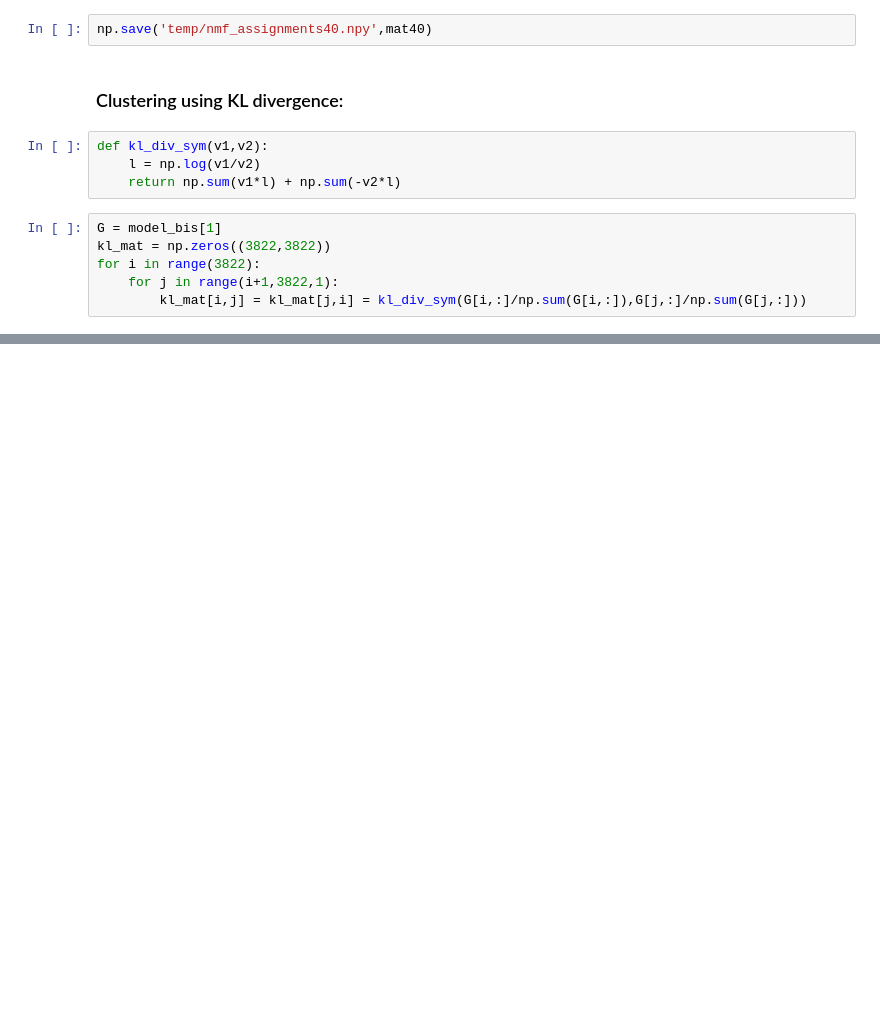
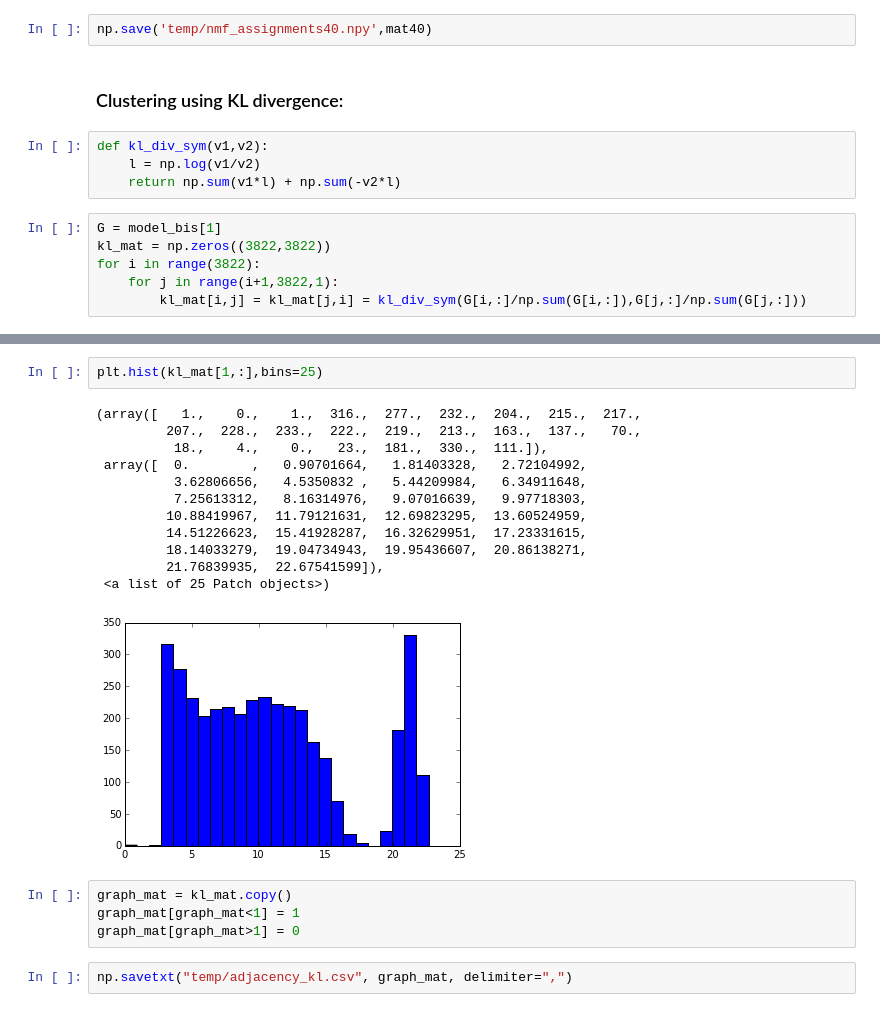
Before and after one commit to nicodri/CS281, a Jupyter notebook: lasvegas lda.ipynb, the cells around one changed output, grey strips where cells are left out. Cells and saved outputs as stored; diff of their text form; blank space fills up the shorter version.

```diff
--- a/lasvegas lda.ipynb
+++ b/lasvegas lda.ipynb
@@ -564,0 +606,21 @@ for i in range(3822):
+# %%
+plt.hist(kl_mat[1,:],bins=25)
+# %% [output]
+(array([   1.,    0.,    1.,  316.,  277.,  232.,  204.,  215.,  217.,
+         207.,  228.,  233.,  222.,  219.,  213.,  163.,  137.,   70.,
+          18.,    4.,    0.,   23.,  181.,  330.,  111.]),
+ array([  0.        ,   0.90701664,   1.81403328,   2.72104992,
+          3.62806656,   4.5350832 ,   5.44209984,   6.34911648,
+          7.25613312,   8.16314976,   9.07016639,   9.97718303,
+         10.88419967,  11.79121631,  12.69823295,  13.60524959,
+         14.51226623,  15.41928287,  16.32629951,  17.23331615,
+         18.14033279,  19.04734943,  19.95436607,  20.86138271,
+         21.76839935,  22.67541599]),
+ <a list of 25 Patch objects>)
+[figure, added]
+# %%
+graph_mat = kl_mat.copy()
+graph_mat[graph_mat<1] = 1
+graph_mat[graph_mat>1] = 0
+# %%
+np.savetxt("temp/adjacency_kl.csv", graph_mat, delimiter=",")
```
Also changed, not shown: parts of 5 cells of this notebook, 2 other files.
